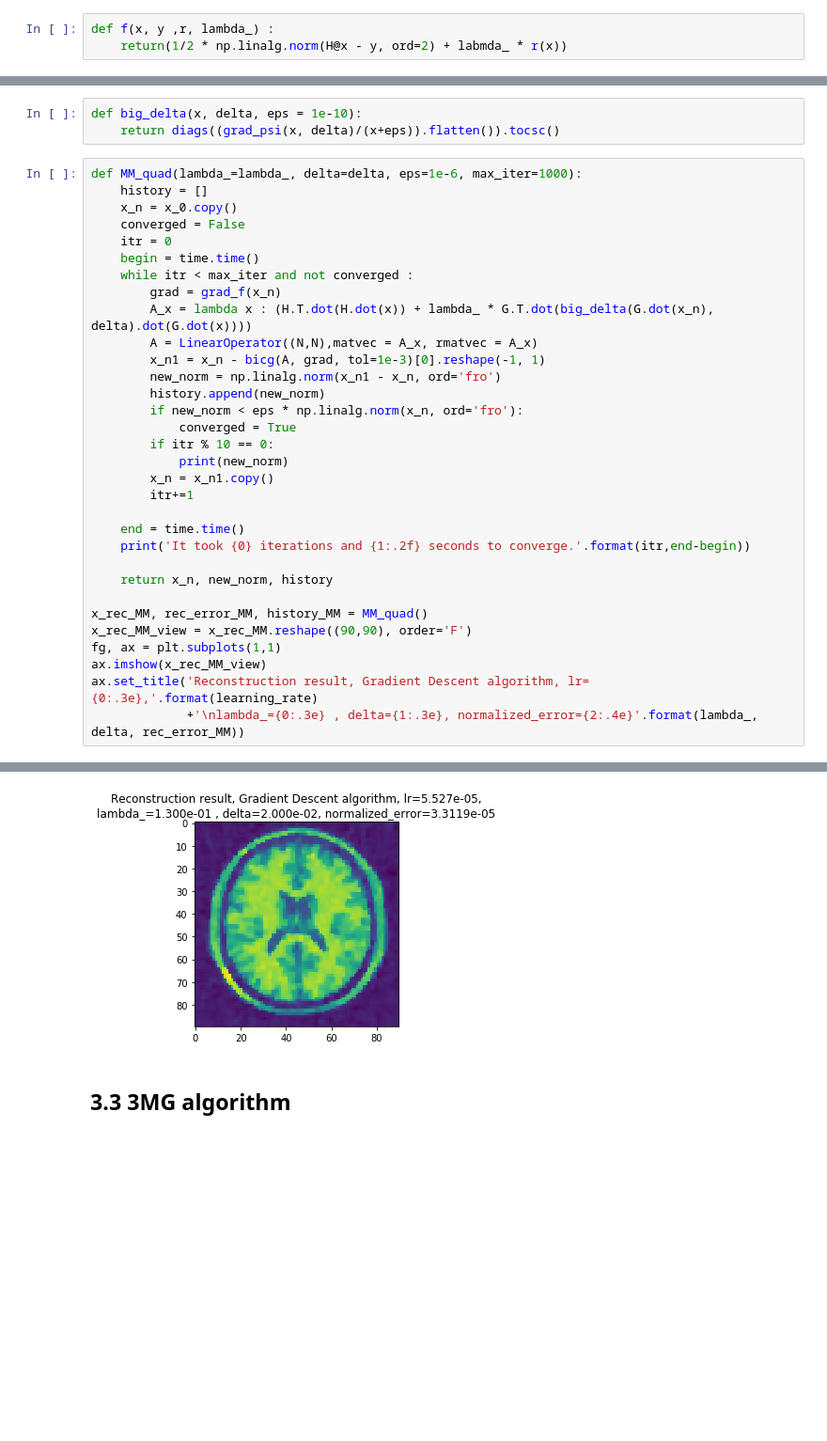
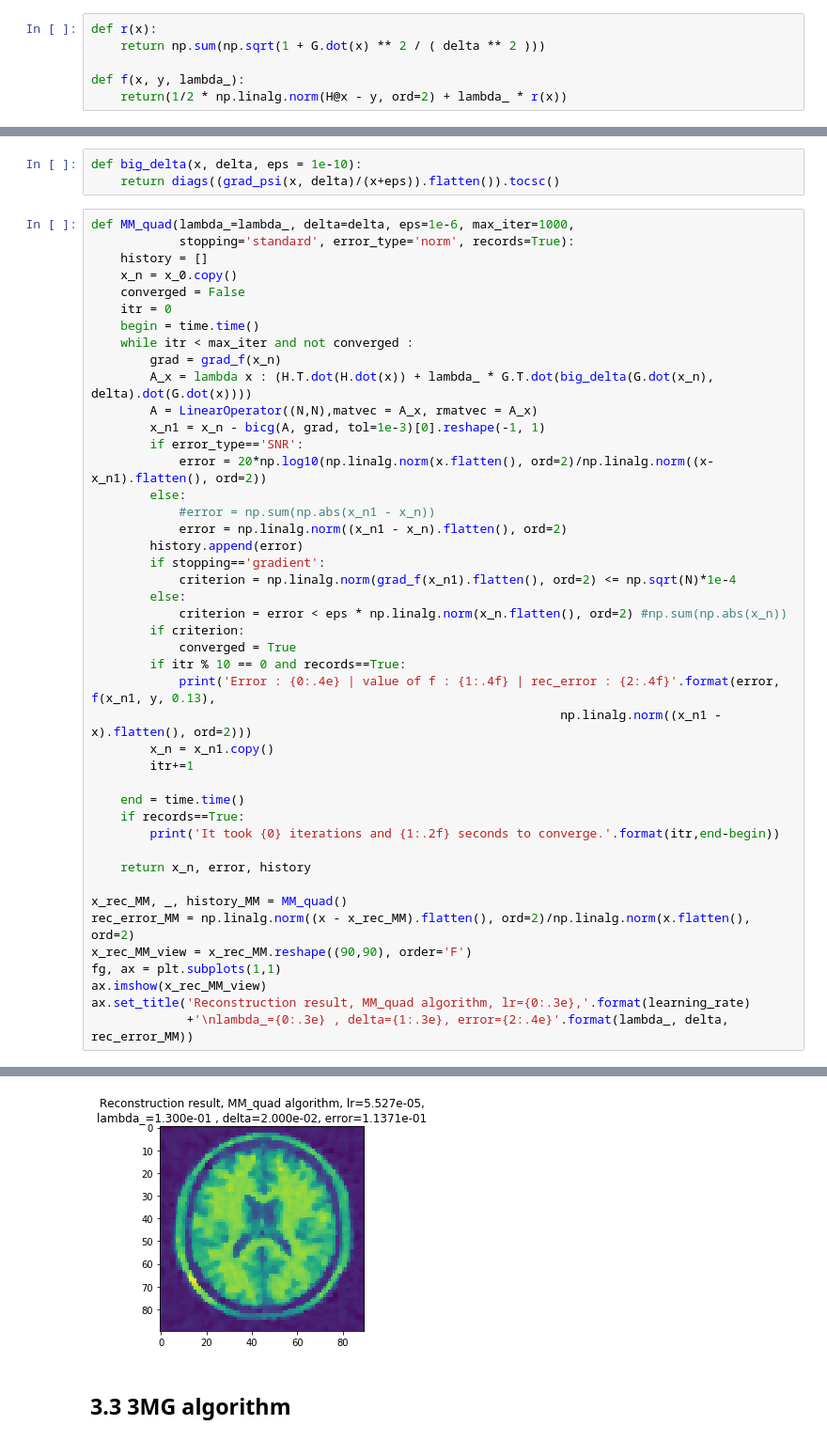
Before and after one commit to EmmanuelJhno/LabsLargeScaleDistributedOptimization, a Jupyter notebook: LSD_TPn3_Rauby_Jehanno.ipynb, the cells around one changed output, grey strips where cells are left out. Shown at 94% size. Drawn from its saved outputs; the diff is of its cells as text; blank space fills up the shorter version.

```diff
--- a/LSD_TPn3_Rauby_Jehanno.ipynb
+++ b/LSD_TPn3_Rauby_Jehanno.ipynb
@@ -41,8 +41,11 @@ One has :$$\left(\forall x \in \mathbb{R}^{N}\right) \quad \nabla f=H^{\top} H x
 $$\left(\forall x \in \mathbb{R}^{N}\right) \quad \lambda\nabla r = \lambda G^{\top}\psi^{\prime}(G x)$$
 with $$\psi^{\prime}(u)=\frac{u}{\delta^{2} \sqrt{1+\frac{u^{2}}{\delta^{2}}}}$$ applied to each component of $G x$.
 # %%
-def f(x, y ,r, lambda_) :
-    return(1/2 * np.linalg.norm(H@x - y, ord=2) + labmda_ * r(x))
+def r(x):
+    return np.sum(np.sqrt(1 + G.dot(x) ** 2 / ( delta ** 2 )))
+
+def f(x, y, lambda_):
+    return(1/2 * np.linalg.norm(H@x - y, ord=2) + lambda_ * r(x))
 # %%
 lambda_ , delta = 0.13, 0.02
 # %%
@@ -158,7 +167,8 @@ diags((grad_psi(x)/x).flatten()).tocsc()
 def big_delta(x, delta, eps = 1e-10):
     return diags((grad_psi(x, delta)/(x+eps)).flatten()).tocsc()
 # %%
-def MM_quad(lambda_=lambda_, delta=delta, eps=1e-6, max_iter=1000):
+def MM_quad(lambda_=lambda_, delta=delta, eps=1e-6, max_iter=1000,
+            stopping='standard', error_type='norm', records=True):
     history = []
     x_n = x_0.copy()
     converged = False
@@ -169,24 +179,35 @@ def MM_quad(lambda_=lambda_, delta=delta, eps=1e-6, max_iter=1000):
         A_x = lambda x : (H.T.dot(H.dot(x)) + lambda_ * G.T.dot(big_delta(G.dot(x_n), delta).dot(G.dot(x))))
         A = LinearOperator((N,N),matvec = A_x, rmatvec = A_x)
         x_n1 = x_n - bicg(A, grad, tol=1e-3)[0].reshape(-1, 1)
-        new_norm = np.linalg.norm(x_n1 - x_n, ord='fro')
-        history.append(new_norm)
-        if new_norm < eps * np.linalg.norm(x_n, ord='fro'):
+        if error_type=='SNR':
+            error = 20*np.log10(np.linalg.norm(x.flatten(), ord=2)/np.linalg.norm((x-x_n1).flatten(), ord=2))
+        else:
+            #error = np.sum(np.abs(x_n1 - x_n))
+            error = np.linalg.norm((x_n1 - x_n).flatten(), ord=2)
+        history.append(error)
+        if stopping=='gradient':
+            criterion = np.linalg.norm(grad_f(x_n1).flatten(), ord=2) <= np.sqrt(N)*1e-4
+        else:
+            criterion = error < eps * np.linalg.norm(x_n.flatten(), ord=2) #np.sum(np.abs(x_n))
+        if criterion:
             converged = True
-        if itr % 10 == 0:
-            print(new_norm)
+        if itr % 10 == 0 and records==True:
+            print('Error : {0:.4e} | value of f : {1:.4f} | rec_error : {2:.4f}'.format(error, f(x_n1, y, 0.13),
+                                                                np.linalg.norm((x_n1 - x).flatten(), ord=2)))
         x_n = x_n1.copy()
         itr+=1
 
     end = time.time()
-    print('It took {0} iterations and {1:.2f} seconds to converge.'.format(itr,end-begin))
+    if records==True:
+        print('It took {0} iterations and {1:.2f} seconds to converge.'.format(itr,end-begin))
 
-    return x_n, new_norm, history
+    return x_n, error, history
 
-x_rec_MM, rec_error_MM, history_MM = MM_quad()
+x_rec_MM, _, history_MM = MM_quad()
+rec_error_MM = np.linalg.norm((x - x_rec_MM).flatten(), ord=2)/np.linalg.norm(x.flatten(), ord=2)
 x_rec_MM_view = x_rec_MM.reshape((90,90), order='F')
 fg, ax = plt.subplots(1,1)
 ax.imshow(x_rec_MM_view)
-ax.set_title('Reconstruction result, Gradient Descent algorithm, lr={0:.3e},'.format(learning_rate)
-             +'\nlambda_={0:.3e} , delta={1:.3e}, normalized_error={2:.4e}'.format(lambda_, delta, rec_error_MM))
+ax.set_title('Reconstruction result, MM_quad algorithm, lr={0:.3e},'.format(learning_rate)
+             +'\nlambda_={0:.3e} , delta={1:.3e}, error={2:.4e}'.format(lambda_, delta, rec_error_MM))
 # %% [output]
@@ -202,4 +223,4 @@ Text(0.5, 1.0, 'Reconstruction result, Gradient Descent algorithm, lr=5.527e-05,
-[figure, old version]
+[figure, new version]
 # %% [markdown]
 ## 3.3 3MG algorithm
 # %% [markdown]
```
Also changed, not shown: parts of 21 cells of this notebook.
